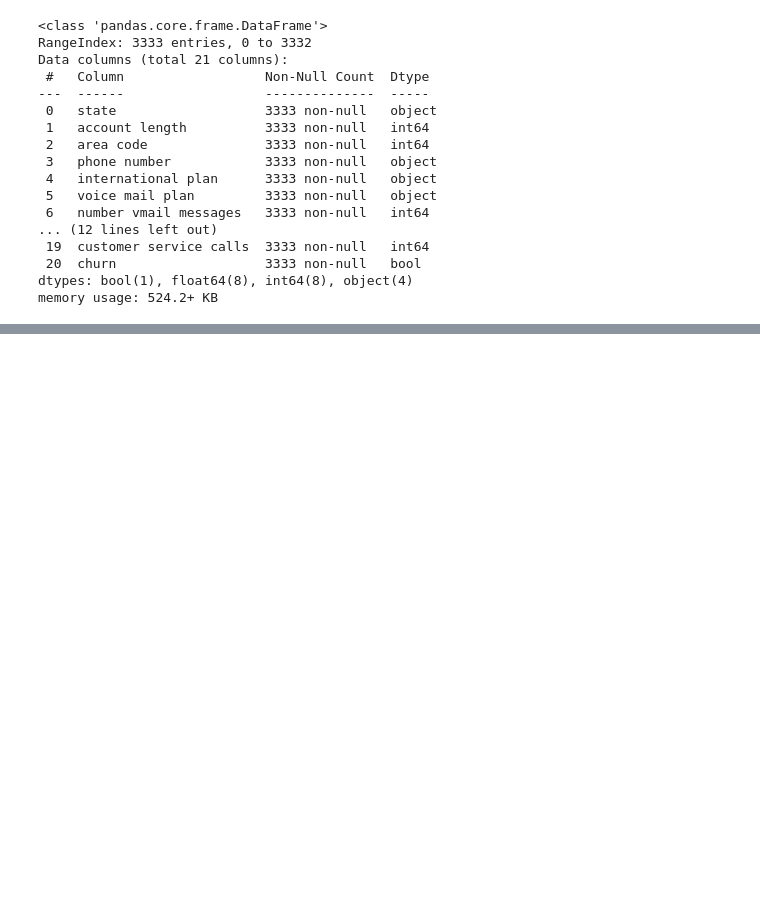
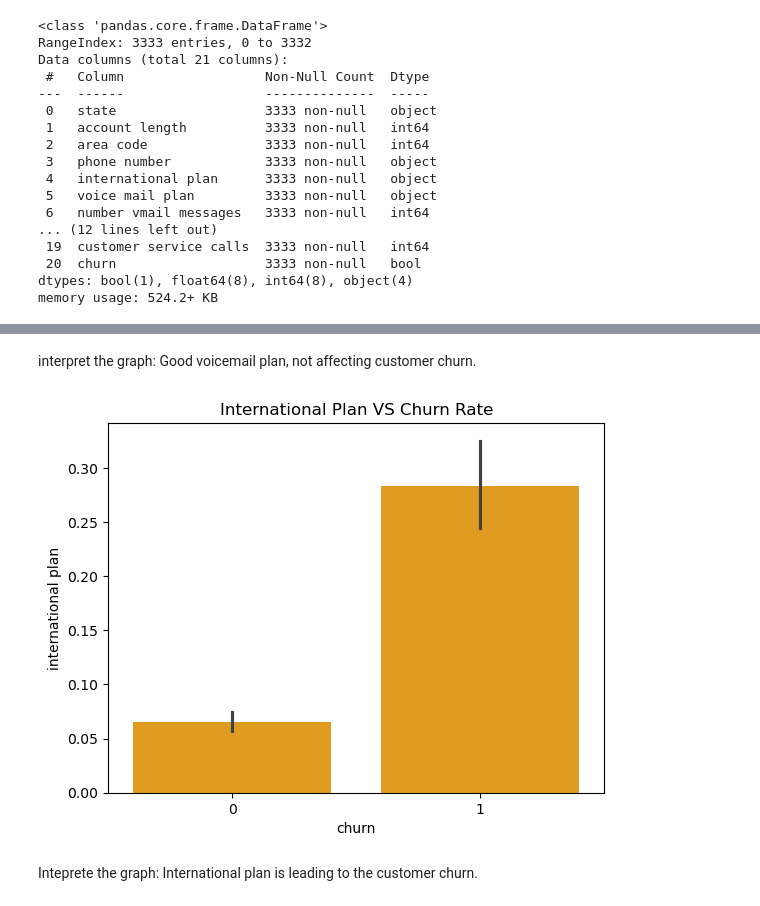
Before and after one commit to Bchacha-ds/K-Nearest-Neighbors, a Jupyter notebook: index.ipynb, the cells around one changed output, grey strips where cells are left out. Saved outputs shown, nothing was run; the diff lists cells and outputs as text; code cells hidden in the pictures; blank space fills up the shorter version.

```diff
--- a/index.ipynb
+++ b/index.ipynb
@@ -36,0 +191,13 @@ memory usage: 524.2+ KB
+# %% [markdown]
+interpret the graph:
+Good voicemail plan, not affecting customer churn.
+# %%
+#churn rate vs international plan
+sns.barplot(x='churn', y = 'international plan', data=df_en, color='orange')
+plt.title('International Plan VS Churn Rate')
+plt.show()
+# %% [output]
+[figure, added]
+# %% [markdown]
+Inteprete the graph:
+International plan is leading to the customer churn.
```
Also changed, not shown: parts of 24 cells of this notebook.
